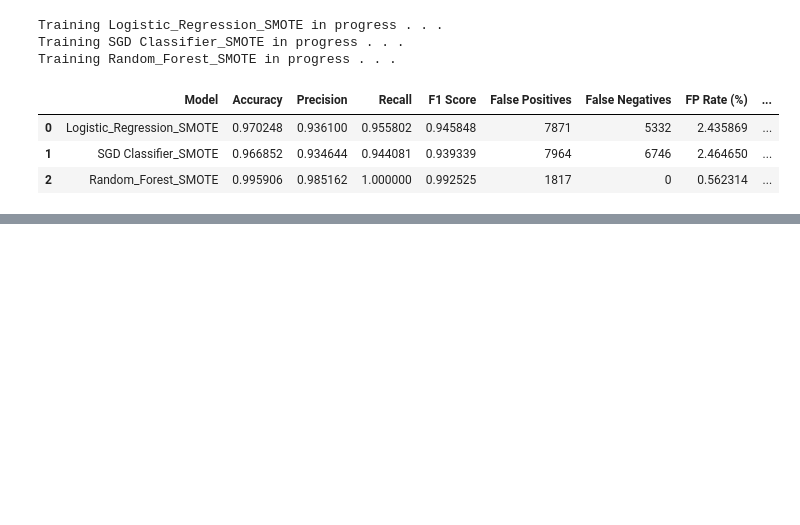
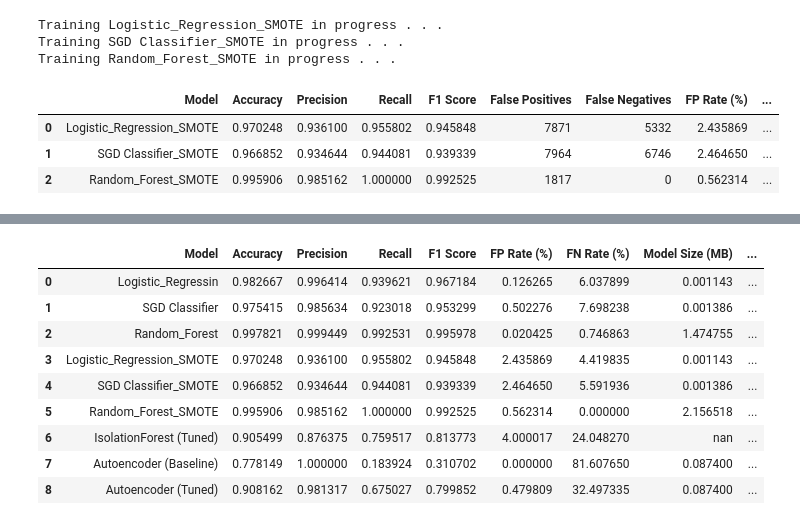
Before and after one commit to aztecx/FL-IDS-Surveillance, a Jupyter notebook: notebooks/02_Model_Development(supervised & Unsupervised).ipynb, the cells around one changed output, grey strips where cells are left out. Drawn from its saved outputs; the diff is of its cells as text; code cells hidden in the pictures; blank space fills up the shorter version.

Commit message:
NNotebook 2: done the unsupervised baselines and logged in the results and findings

```diff
--- a/notebooks/02_Model_Development(supervised & Unsupervised).ipynb
+++ b/notebooks/02_Model_Development(supervised & Unsupervised).ipynb
@@ -233,0 +599,43 @@ Training Random_Forest_SMOTE in progress . . .
+# %%
+#Reading the results so far
+
+final_results_path = os.path.join("results", "final_combined_model_results_summary.csv")
+final_results = pd.read_csv(final_results_path)
+
+# Drop unnecessary columns
+columns_to_drop = [
+    "False Positives", "False Negatives", "Category",
+    "Contamination", "Max Samples", "Threshold"
+]
+final_results_display = final_results.drop(columns=columns_to_drop, errors="ignore")
+
+# Display with highlighting
+styled_results = (
+    final_results_display.style
+    .highlight_max(
+        subset=["Accuracy", "Precision", "Recall", "F1 Score"],
+        color="lightgreen",
+        axis=0
+    )
+    .highlight_min(
+        subset=[
+            "FP Rate (%)", "FN Rate (%)", "Train Time (s)",
+            "Model Size (MB)", "Inference Time (ms/sample)"
+        ],
+        color="lightblue",
+        axis=0
+    )
+)
+
+styled_results
+# %% [output]
+|  | Model | Accuracy | Precision | Recall | F1 Score | FP Rate (%) | FN Rate (%) | Model Size (MB) | ... |
+| 0 | Logistic_Regressin | 0.982667 | 0.996414 | 0.939621 | 0.967184 | 0.126265 | 6.037899 | 0.001143 | ... |
+| 1 | SGD Classifier | 0.975415 | 0.985634 | 0.923018 | 0.953299 | 0.502276 | 7.698238 | 0.001386 | ... |
+| 2 | Random_Forest | 0.997821 | 0.999449 | 0.992531 | 0.995978 | 0.020425 | 0.746863 | 1.474755 | ... |
+| 3 | Logistic_Regression_SMOTE | 0.970248 | 0.936100 | 0.955802 | 0.945848 | 2.435869 | 4.419835 | 0.001143 | ... |
+| 4 | SGD Classifier_SMOTE | 0.966852 | 0.934644 | 0.944081 | 0.939339 | 2.464650 | 5.591936 | 0.001386 | ... |
+| 5 | Random_Forest_SMOTE | 0.995906 | 0.985162 | 1.000000 | 0.992525 | 0.562314 | 0.000000 | 2.156518 | ... |
+| 6 | IsolationForest (Tuned) | 0.905499 | 0.876375 | 0.759517 | 0.813773 | 4.000017 | 24.048270 | nan | ... |
+| 7 | Autoencoder (Baseline) | 0.778149 | 1.000000 | 0.183924 | 0.310702 | 0.000000 | 81.607650 | 0.087400 | ... |
+| 8 | Autoencoder (Tuned) | 0.908162 | 0.981317 | 0.675027 | 0.799852 | 0.479809 | 32.497335 | 0.087400 | ... |
```
Also changed, not shown: parts of 9 cells of this notebook, 4 other files.
